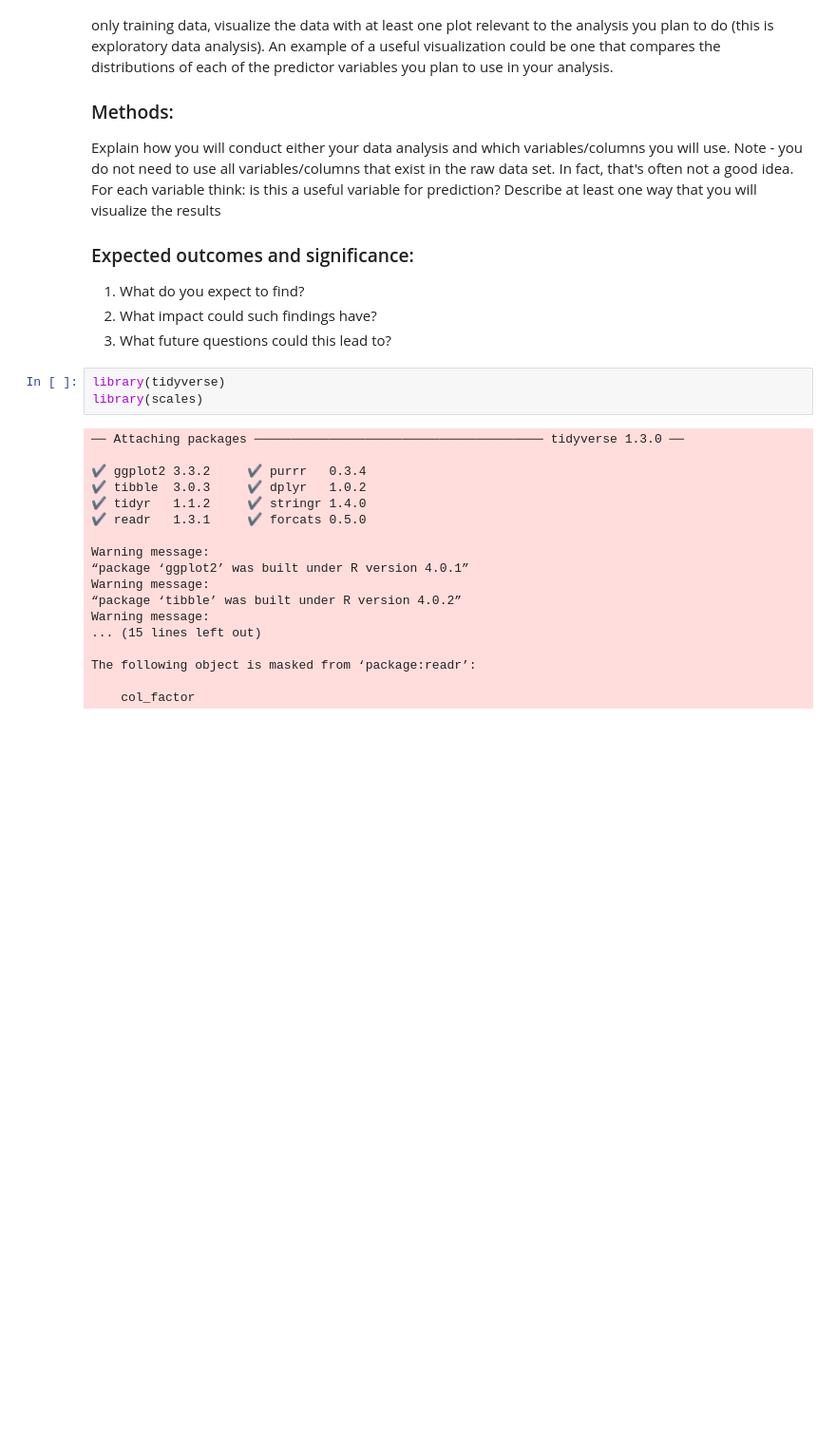
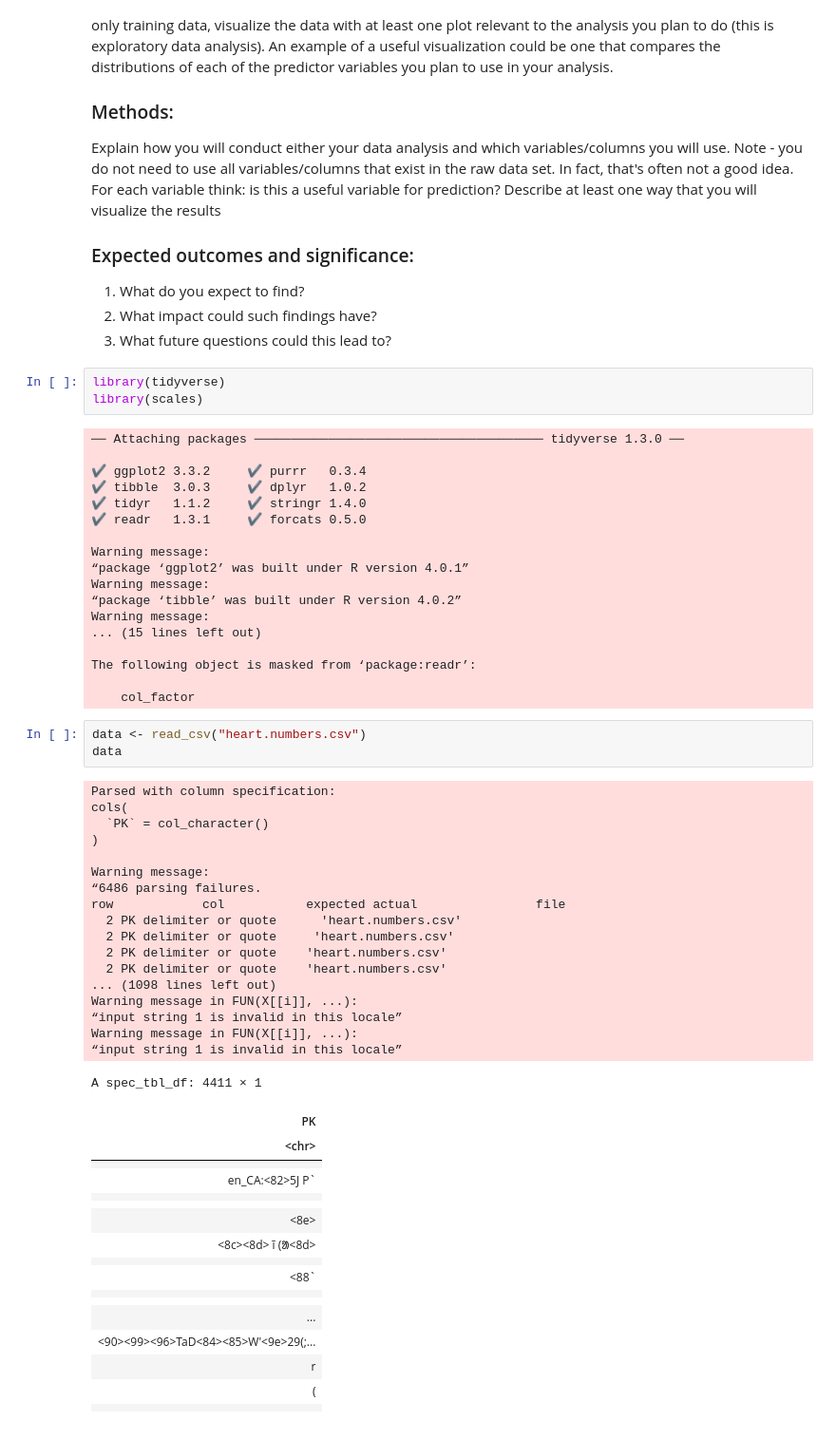
Before and after one commit to sadia-kd/DSCI-Project, a Jupyter notebook: Proposal.ipynb, the cells around one changed output. Shown at 95% size. Cells and saved outputs as stored; diff of their text form; blank space fills up the shorter version.

```diff
--- a/Proposal.ipynb
+++ b/Proposal.ipynb
@@ -42,3 +42,43 @@ Warning message:
 The following object is masked from ‘package:readr’:
 
     col_factor
+# %%
+data <- read_csv("heart.numbers.csv")
+data
+# %% [output]
+Parsed with column specification:
+cols(
+  `PK` = col_character()
+)
+
+Warning message:
+“6486 parsing failures.
+row            col           expected actual                file
+  2 PK delimiter or quote      'heart.numbers.csv'
+  2 PK delimiter or quote     'heart.numbers.csv'
+  2 PK delimiter or quote    'heart.numbers.csv'
+  2 PK delimiter or quote    'heart.numbers.csv'
+... (1098 lines left out)
+Warning message in FUN(X[[i]], ...):
+“input string 1 is invalid in this locale”
+Warning message in FUN(X[[i]], ...):
+“input string 1 is invalid in this locale”
+A spec_tbl_df: 4411 × 1
+| PK |
+| <chr> |
+|  |
+| en_CA:<82>5J P` |
+|  |
+|  |
+| <8e> |
+| <8c><8d> ĩ (ᱟ<8d> |
+|  |
+|  <88` |
+|  |
+|  |
+| ... |
+| <90><99><96>TaD<84><85>W'<9e>29(;... |
+| r |
+| ( |
+|  |
+|  |
```
